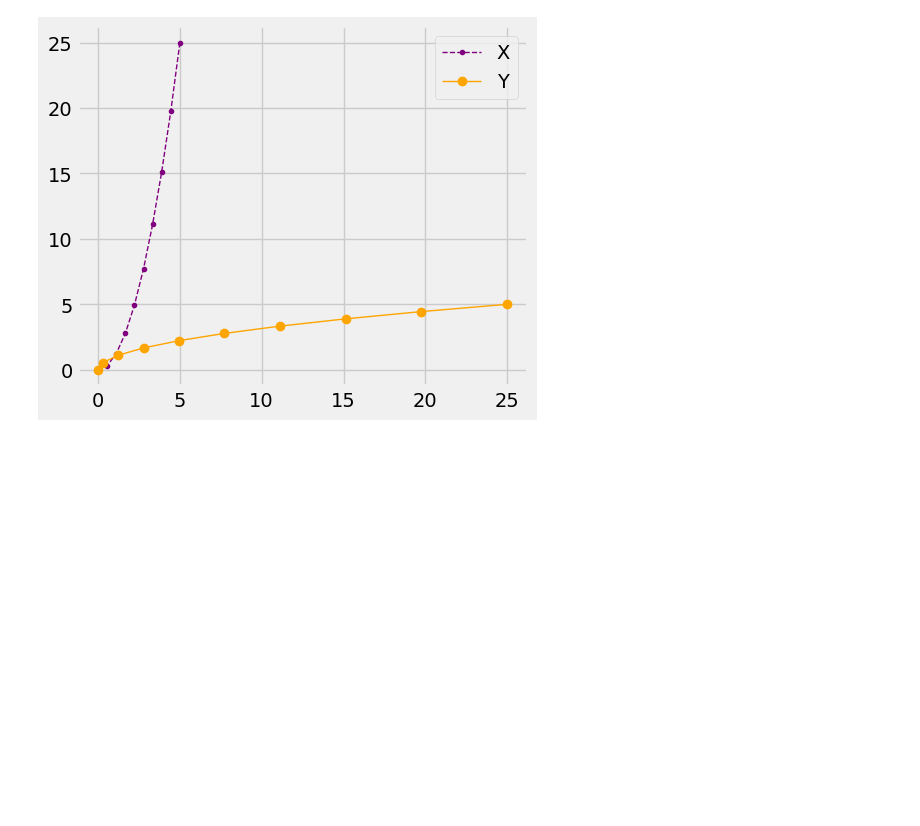
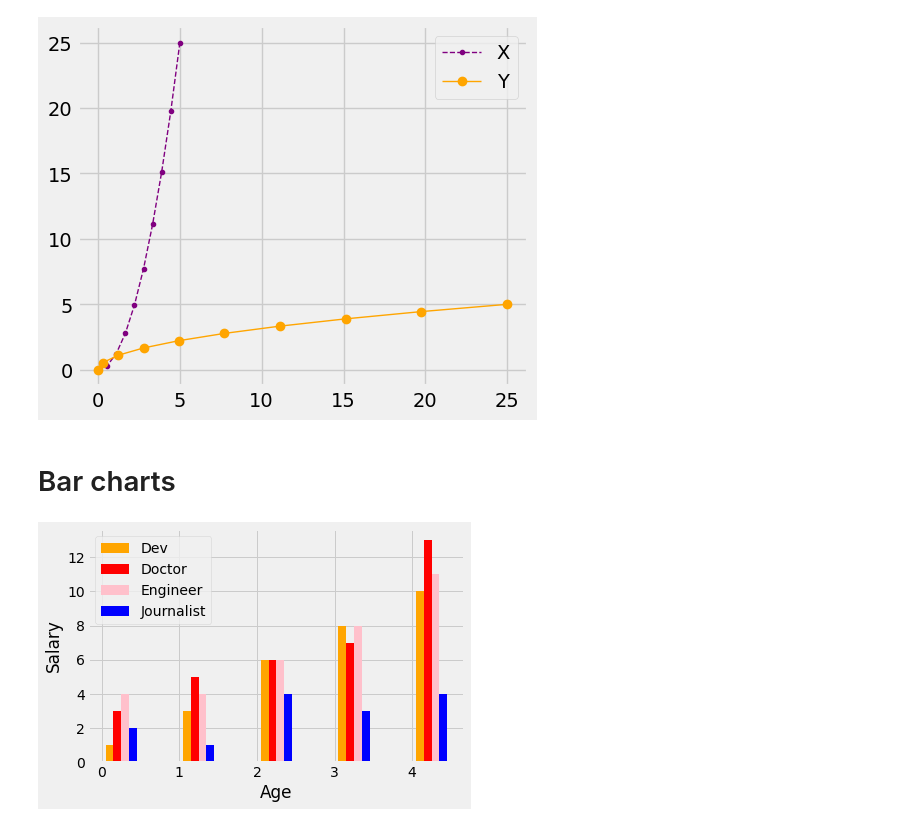
Before and after one commit to Dufyz/My_Laboratory, a Jupyter notebook: Jupyter Lab/library's/matplotlib_library/matplotlib_library.ipynb, the cells around one changed output. Cells and saved outputs as stored; diff of their text form; code cells hidden in the pictures; blank space fills up the shorter version.

```diff
--- a/Jupyter Lab/library's/matplotlib_library/matplotlib_library.ipynb
+++ b/Jupyter Lab/library's/matplotlib_library/matplotlib_library.ipynb
@@ -5,4 +5,6 @@ import numpy as np
 import pandas as pd
 %reload_ext autoreload
 %autoreload 2
+# %%
+plt.style.use('fivethirtyeight')
 # %% [markdown]
@@ -65,3 +67,31 @@ axes_1.legend(loc = 0)
 [figure]
 # %%
 plt.rcdefaults()
+# %% [markdown]
+#  Bar charts
+# %%
+age_x = [1, 2, 3, 4, 5]
+x_index = np.arange(len(age_x))
+width = 0.10
+# %%
+dev_y = [1, 3, 6, 8, 10]
+plt.bar(x_index + (width), dev_y, width = width, color = 'orange', label = 'Dev')
+
+doctor_y = [3, 5, 6, 7, 13]
+plt.bar(x_index + (2* width), doctor_y, width = width, color = 'red', label = 'Doctor' )
+
+engineer_y = [4, 4, 6, 8, 11]
+plt.bar(x_index + (3 * width), engineer_y, width = width, color = 'pink', label = 'Engineer')
+
+journalist_y = [2, 1, 4, 3 ,4]
+plt.bar(x_index + (4 * width) , journalist_y, width = width, color = 'blue', label = 'Journalist')
+
+plt.xlabel('Age')
+plt.ylabel('Salary')
+
+plt.legend(loc =  2)
+plt.grid(True)
+#plt.xticks(ticks = x_index, labels = age_x)
+#plt.savefig('plot2.png')
+# %% [output]
+[figure, added]
```
Also changed, not shown: parts of 7 cells of this notebook, 2 other files.
